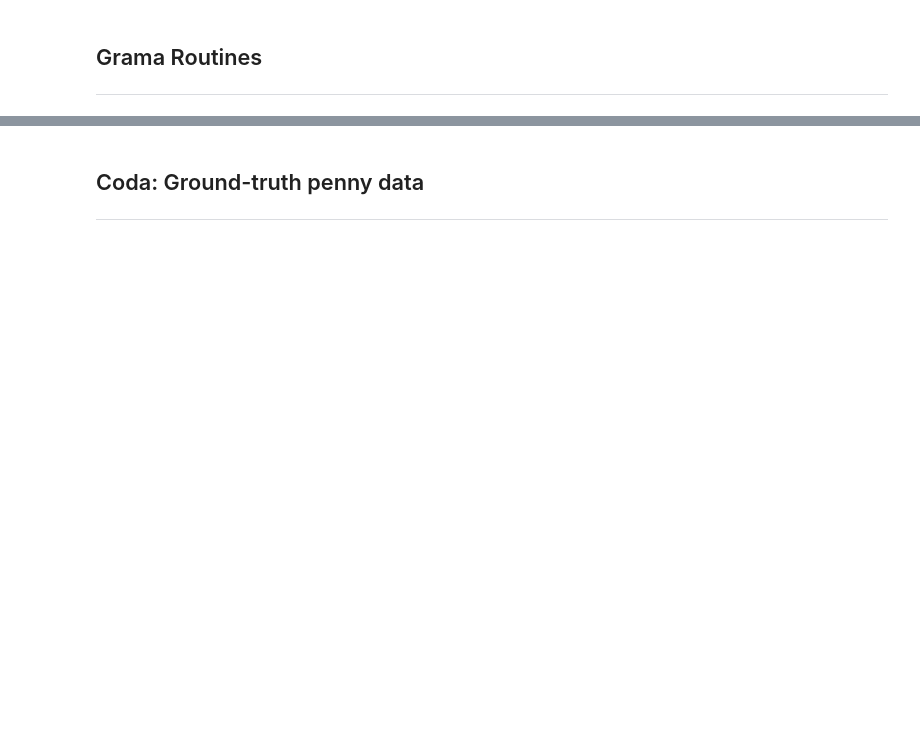
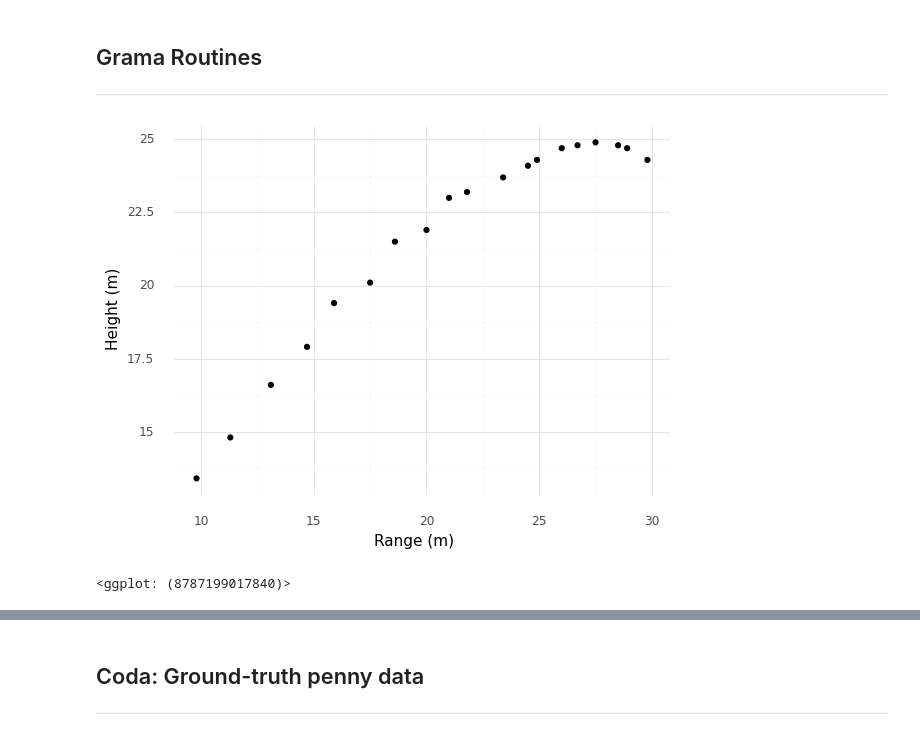
Before and after one commit to zdelrosario/pdo-notes, a Jupyter notebook: day5.ipynb, the cells around one changed output, grey strips where cells are left out. Saved outputs shown, nothing was run; the diff lists cells and outputs as text; code cells hidden in the pictures; blank space fills up the shorter version.

```diff
--- a/day5.ipynb
+++ b/day5.ipynb
@@ -128,3 +258,16 @@ df_predict = (
 ## Grama Routines
 
 ---
+# %%
+from grama.data import df_trajectory_windowed
+
+(
+    df_trajectory_windowed
+    >> ggplot(aes("x", "y"))
+    + geom_point()
+    + theme_minimal()
+    + labs(x="Range (m)", y="Height (m)")
+)
+# %% [output]
+[figure, added]
+<ggplot: (8787199017840)>
```
Also changed, not shown: parts of 20 cells of this notebook.
